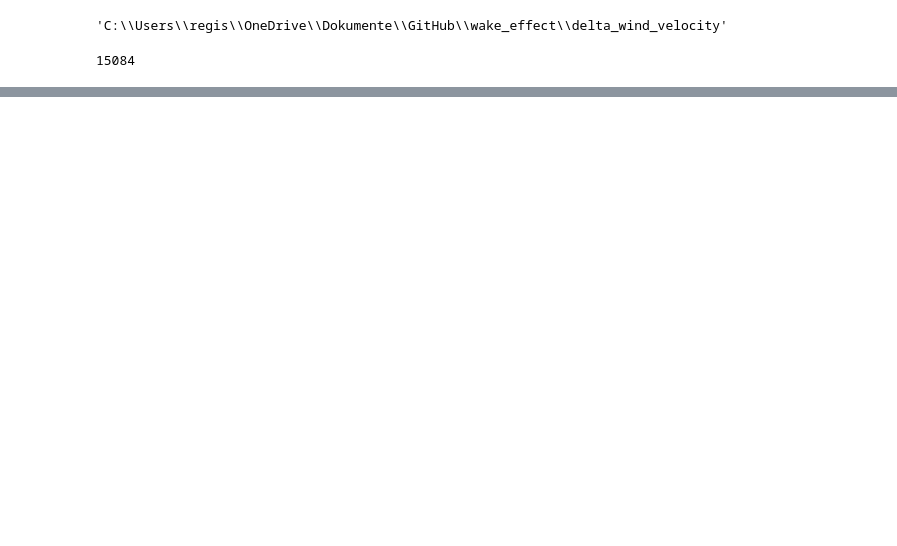
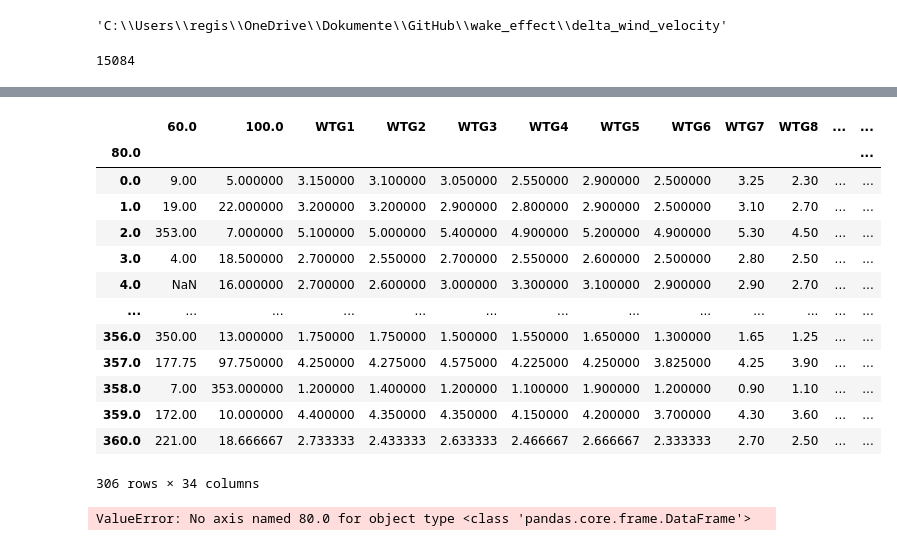
Before and after one commit to GStechschulte/wake_effect, a Jupyter notebook: delta_wind_velocity/delta_wind_velocity.ipynb, the cells around one changed output, grey strips where cells are left out. Drawn from its saved outputs; the diff is of its cells as text; code cells hidden in the pictures; blank space fills up the shorter version.

```diff
--- a/delta_wind_velocity/delta_wind_velocity.ipynb
+++ b/delta_wind_velocity/delta_wind_velocity.ipynb
@@ -78,0 +32,6 @@ df
+# %%
+df['60.0'] = df['60.0'].round(decimals=0)
+df['80.0'] = df['80.0'].round(decimals=0)
+df['100.0'] = df['100.0'].round(decimals=0)
+df = df.drop(columns = ['10.0'])
+df = df.drop(columns = ['40.0'])
@@ -78,0 +48,19 @@ df
+# %%
+df2 = df.groupby(['80.0']).mean()
+# %%
+df2
+# %% [output]
+|  | 60.0 | 100.0 | WTG1 | WTG2 | WTG3 | WTG4 | WTG5 | WTG6 | WTG7 | WTG8 | ... | ... |
+| 80.0 |  |  |  |  |  |  |  |  |  |  |  | ... |
+| 0.0 | 9.00 | 5.000000 | 3.150000 | 3.100000 | 3.050000 | 2.550000 | 2.900000 | 2.500000 | 3.25 | 2.30 | ... | ... |
+| 1.0 | 19.00 | 22.000000 | 3.200000 | 3.200000 | 2.900000 | 2.800000 | 2.900000 | 2.500000 | 3.10 | 2.70 | ... | ... |
+| 2.0 | 353.00 | 7.000000 | 5.100000 | 5.000000 | 5.400000 | 4.900000 | 5.200000 | 4.900000 | 5.30 | 4.50 | ... | ... |
+| 3.0 | 4.00 | 18.500000 | 2.700000 | 2.550000 | 2.700000 | 2.550000 | 2.600000 | 2.500000 | 2.80 | 2.50 | ... | ... |
+| 4.0 | NaN | 16.000000 | 2.700000 | 2.600000 | 3.000000 | 3.300000 | 3.100000 | 2.900000 | 2.90 | 2.70 | ... | ... |
+| ... | ... | ... | ... | ... | ... | ... | ... | ... | ... | ... | ... | ... |
+| 356.0 | 350.00 | 13.000000 | 1.750000 | 1.750000 | 1.500000 | 1.550000 | 1.650000 | 1.300000 | 1.65 | 1.25 | ... | ... |
+| 357.0 | 177.75 | 97.750000 | 4.250000 | 4.275000 | 4.575000 | 4.225000 | 4.250000 | 3.825000 | 4.25 | 3.90 | ... | ... |
+| 358.0 | 7.00 | 353.000000 | 1.200000 | 1.400000 | 1.200000 | 1.100000 | 1.900000 | 1.200000 | 0.90 | 1.10 | ... | ... |
+| 359.0 | 172.00 | 10.000000 | 4.400000 | 4.350000 | 4.350000 | 4.150000 | 4.200000 | 3.700000 | 4.30 | 3.60 | ... | ... |
+| 360.0 | 221.00 | 18.666667 | 2.733333 | 2.433333 | 2.633333 | 2.466667 | 2.666667 | 2.333333 | 2.70 | 2.50 | ... | ... |
+306 rows × 34 columns
@@ -78,0 +69,4 @@ df
+# %%
+df.sum('80.0')
+# %% [output]
+ValueError: No axis named 80.0 for object type <class 'pandas.core.frame.DataFrame'>
```
Also changed, not shown: parts of 12 cells of this notebook, 1 other file.
